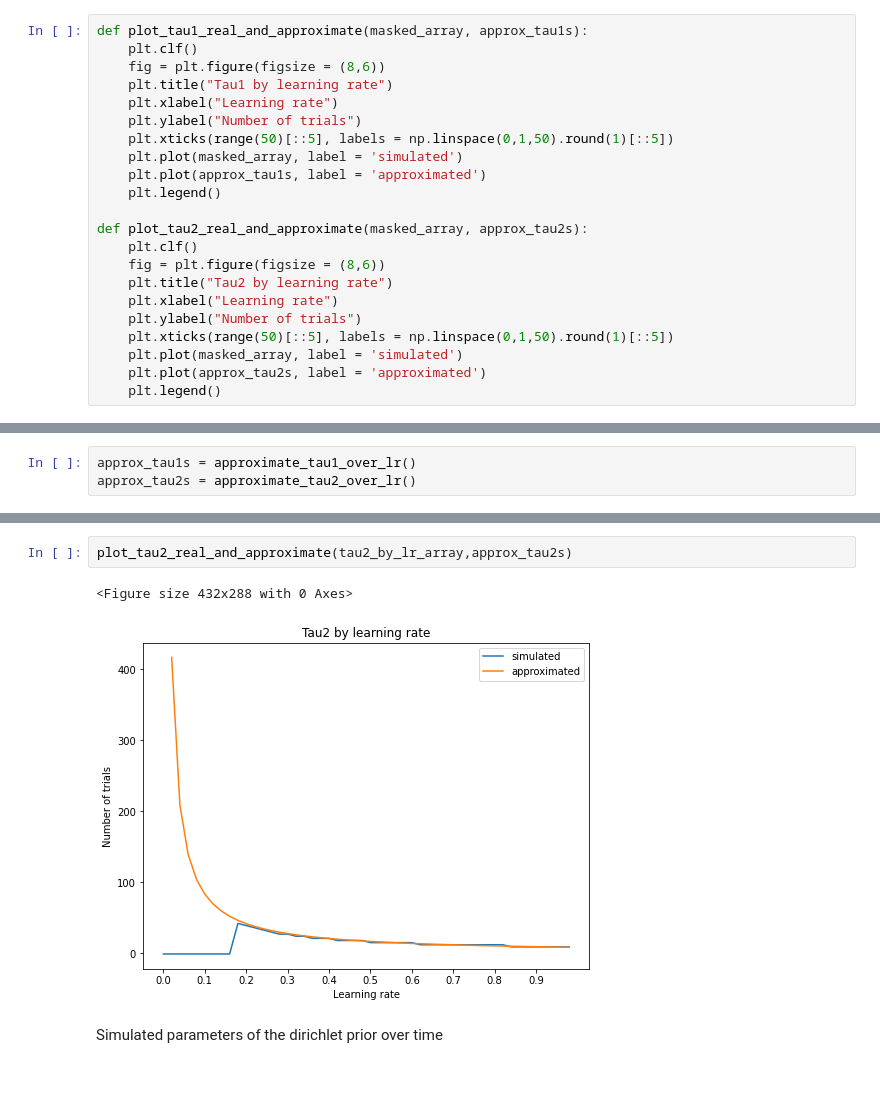
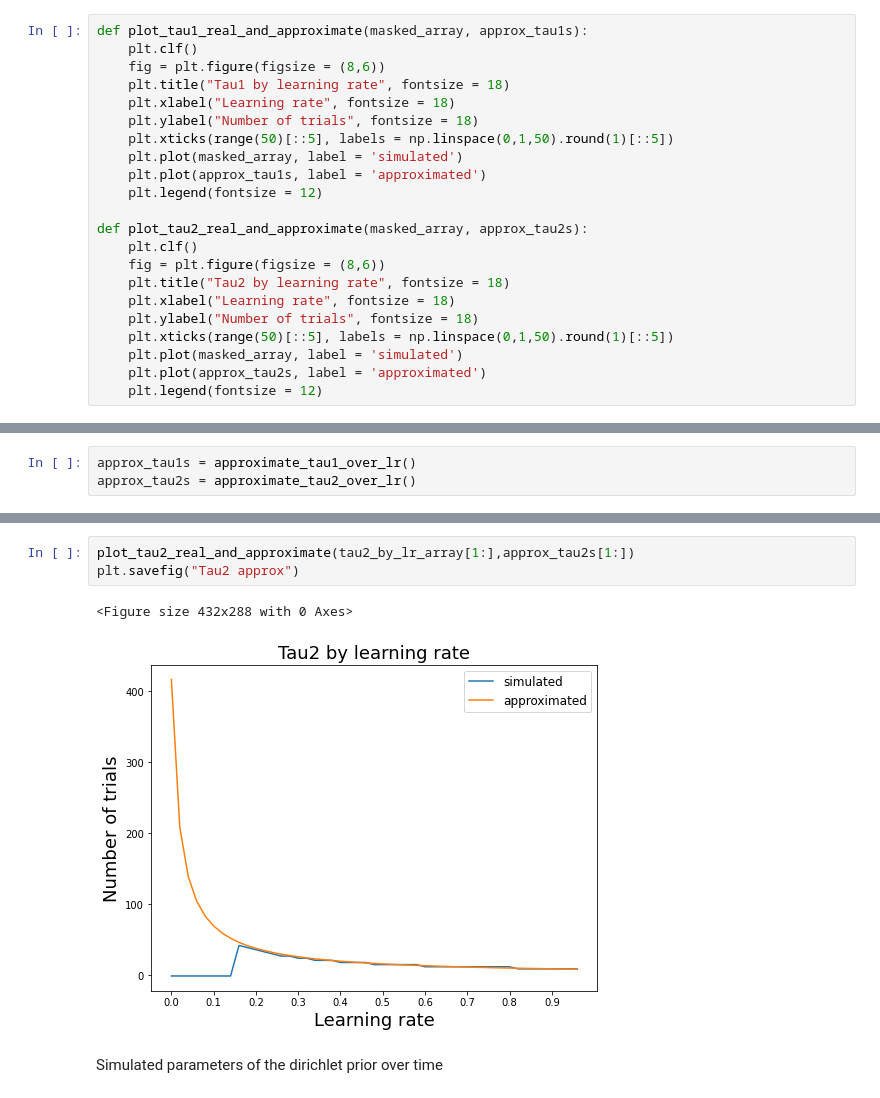
Before and after one commit to daphnedemekas/network-actinf, a Jupyter notebook: prisoners_dilemma/dual_agent_results/final_results.ipynb, the cells around one changed output, grey strips where cells are left out. Cells and saved outputs as stored; diff of their text form.

```diff
--- a/prisoners_dilemma/dual_agent_results/final_results.ipynb
+++ b/prisoners_dilemma/dual_agent_results/final_results.ipynb
@@ -133,24 +133,24 @@ def approximate_tau2_over_lr(lr_0 = 0, lr_1 = 1, num_lrs = 50):
 def plot_tau1_real_and_approximate(masked_array, approx_tau1s):
     plt.clf()
     fig = plt.figure(figsize = (8,6))
-    plt.title("Tau1 by learning rate")
-    plt.xlabel("Learning rate")
-    plt.ylabel("Number of trials")
+    plt.title("Tau1 by learning rate", fontsize = 18)
+    plt.xlabel("Learning rate", fontsize = 18)
+    plt.ylabel("Number of trials", fontsize = 18)
     plt.xticks(range(50)[::5], labels = np.linspace(0,1,50).round(1)[::5])
     plt.plot(masked_array, label = 'simulated')
     plt.plot(approx_tau1s, label = 'approximated')
-    plt.legend()
+    plt.legend(fontsize = 12)
 
 def plot_tau2_real_and_approximate(masked_array, approx_tau2s):
     plt.clf()
     fig = plt.figure(figsize = (8,6))
-    plt.title("Tau2 by learning rate")
-    plt.xlabel("Learning rate")
-    plt.ylabel("Number of trials")
+    plt.title("Tau2 by learning rate", fontsize = 18)
+    plt.xlabel("Learning rate", fontsize = 18)
+    plt.ylabel("Number of trials", fontsize = 18)
     plt.xticks(range(50)[::5], labels = np.linspace(0,1,50).round(1)[::5])
     plt.plot(masked_array, label = 'simulated')
     plt.plot(approx_tau2s, label = 'approximated')
-    plt.legend()
+    plt.legend(fontsize = 12)
 # %%
 def derived_qBt(t, BD, BC, sD, sC, lr, tau1, tau2):
     """Function for our analytically derived dirichlet priors over time"""
@@ -215,8 +277,9 @@ plot_tau1_real_and_approximate(tau1_by_lr_array,approx_tau1s)
 # %%
-plot_tau2_real_and_approximate(tau2_by_lr_array,approx_tau2s)
+plot_tau2_real_and_approximate(tau2_by_lr_array[1:],approx_tau2s[1:])
+plt.savefig("Tau2 approx")
 # %% [output]
 <Figure size 432x288 with 0 Axes>
-[figure, old version]
+[figure, new version]
 # %% [markdown]
 Simulated parameters of the dirichlet prior over time
 # %%
```
Also changed, not shown: parts of 18 cells of this notebook, 4 other files.
